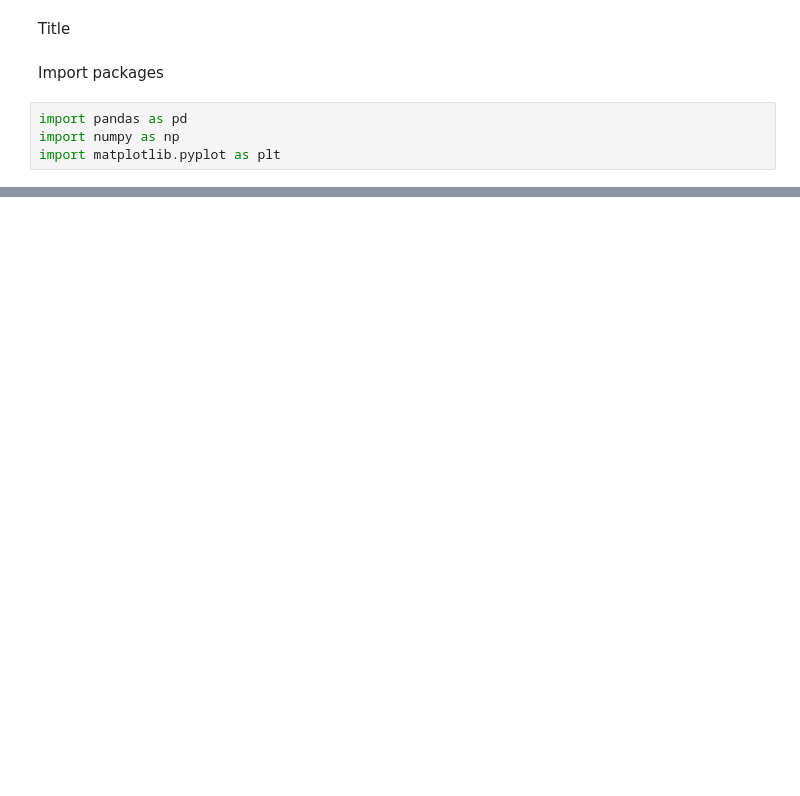
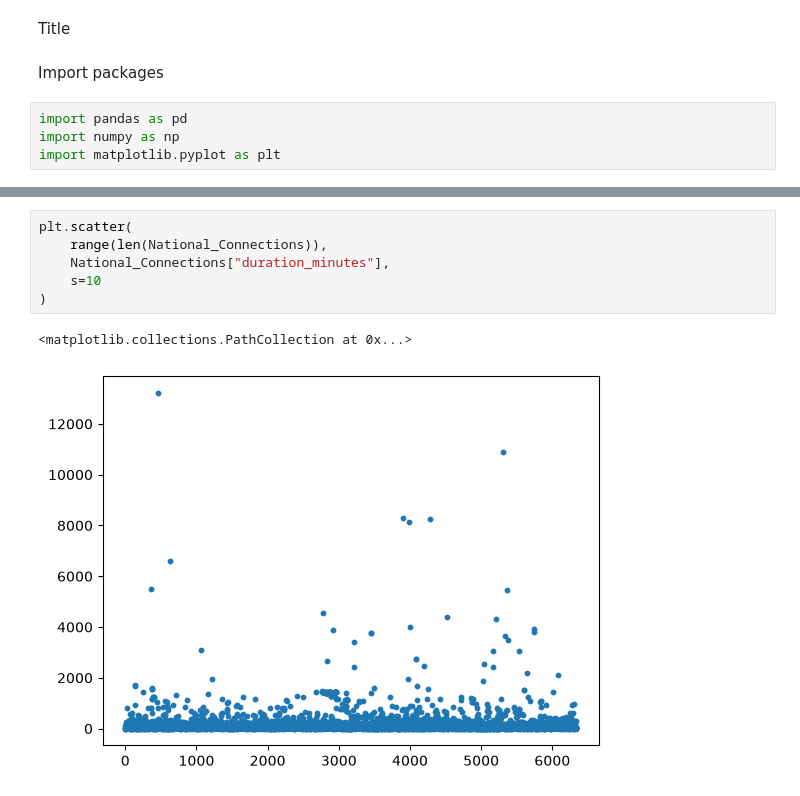
Before and after one commit to SasjaDolle/TIL-programming-groep-28, a Jupyter notebook: main.ipynb, the cells around one changed output, grey strips where cells are left out. Saved outputs shown, nothing was run; the diff lists cells and outputs as text; blank space fills up the shorter version.

```diff
--- a/main.ipynb
+++ b/main.ipynb
@@ -46,0 +65,9 @@ display(Longest_10_Disruptions[["duration_minutes", "ns_lines", "cause_en", "sta
+# %%
+plt.scatter(
+    range(len(National_Connections)),
+    National_Connections["duration_minutes"],
+    s=10
+)
+# %% [output]
+<matplotlib.collections.PathCollection at 0x...>
+[figure, added]
```
Also changed, not shown: parts of 6 cells of this notebook.
